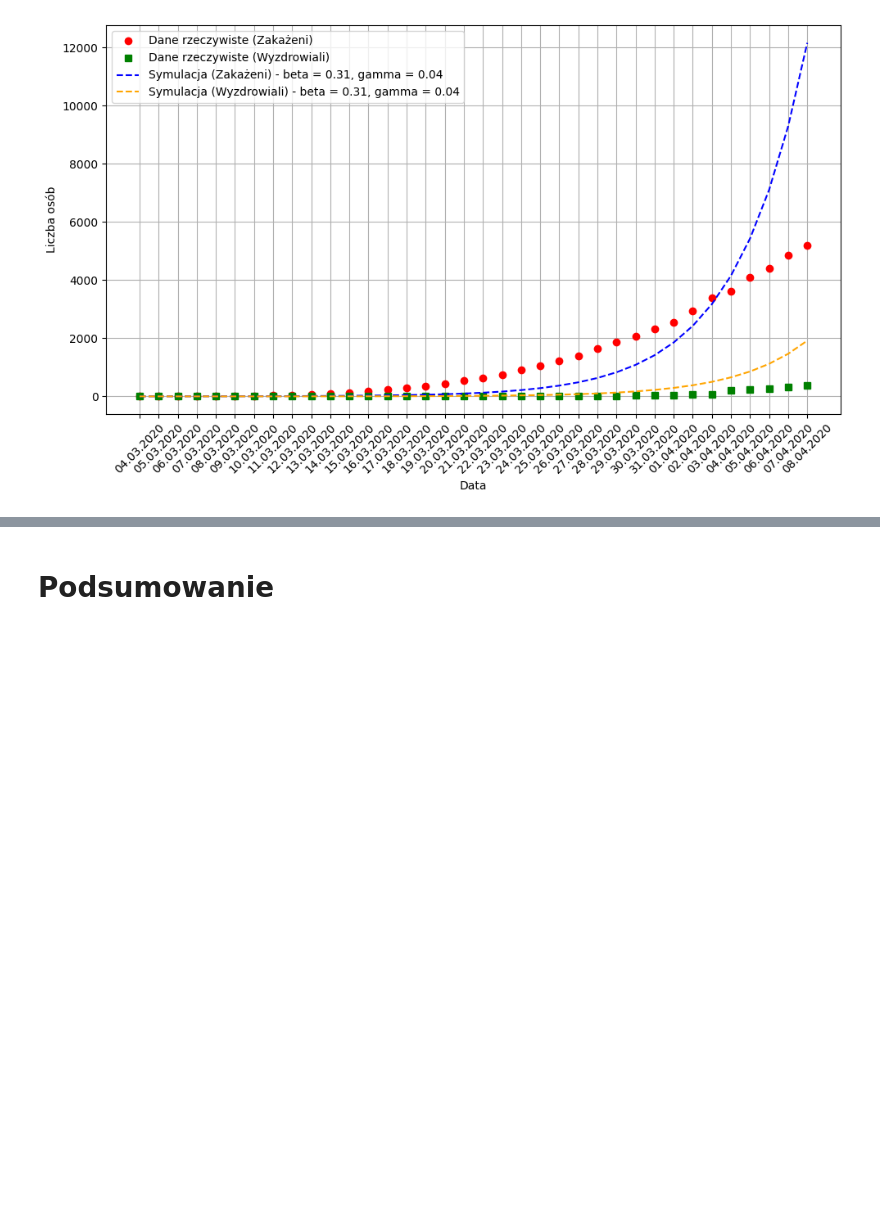
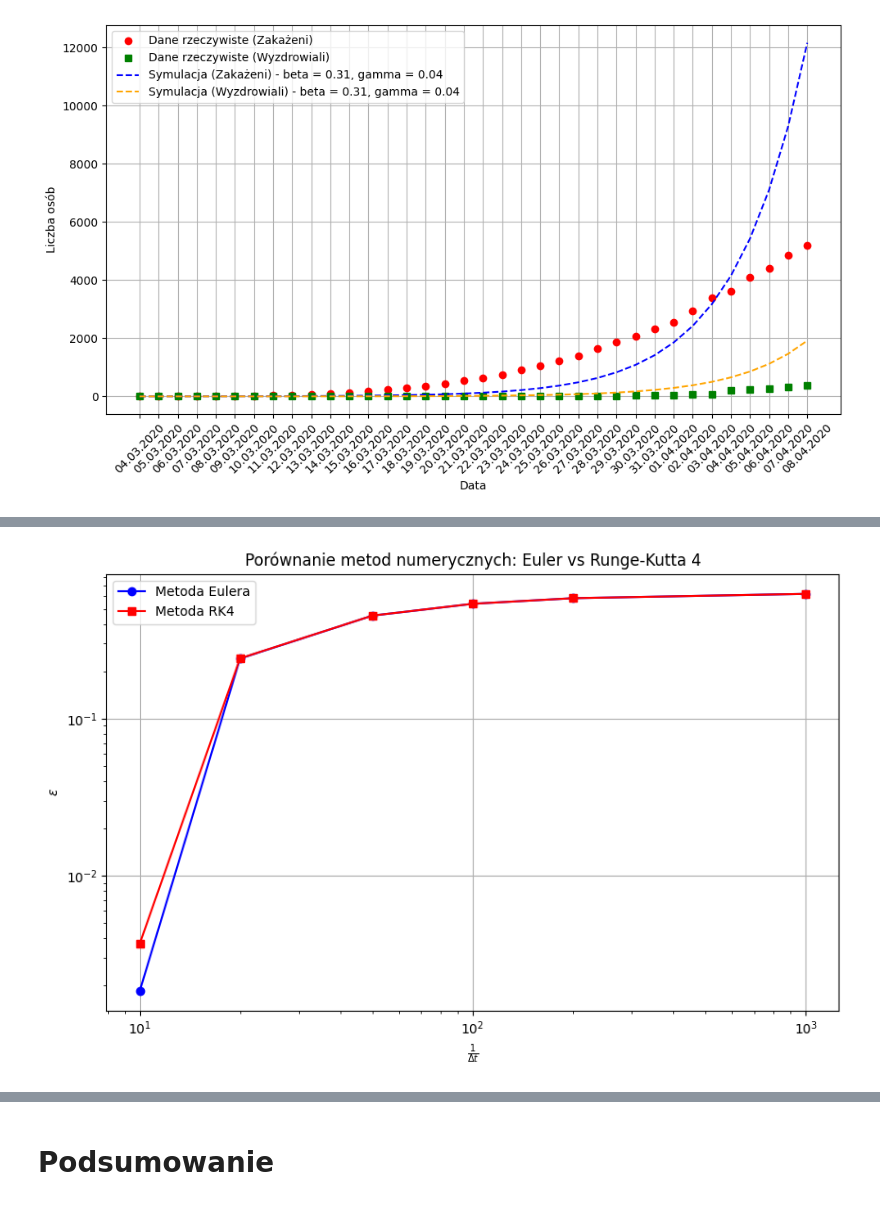
Before and after one commit to 277465/Modelowanie-Pandemii-Sars-cov-19, a Jupyter notebook: projekt.ipynb, the cells around one changed output, grey strips where cells are left out. Cells and saved outputs as stored; diff of their text form; code cells hidden in the pictures; blank space fills up the shorter version.

```diff
--- a/projekt.ipynb
+++ b/projekt.ipynb
@@ -511,0 +685,84 @@ ble ble ble
+# %%
+import numpy as np
+import matplotlib.pyplot as plt
+
+# Parametry
+alpha = 0.1  # Stała
+S0 = 1.0  # Początkowa wartość S
+T = 10  # Czas końcowy
+dt_values = np.array([0.1, 0.05, 0.02, 0.01, 0.005, 0.001])  # Różne wartości kroku czasowego
+time = np.linspace(0, T, 100)  # Oś czasu dla porównań
+
+# Funkcja dokładna (rozw. analityczne)
+def S_exact(t):
+    return S0 * np.exp(-alpha * t)
+
+# Funkcja dla metody Eulera
+def euler_method(dt, alpha, S0, T):
+    steps = int(T / dt)
+    S = np.zeros(steps)
+    S[0] = S0
+    t = np.linspace(0, T, steps)
+
+    for i in range(1, steps):
+        S[i] = S[i-1] - alpha * S[i-1] * dt
+    return t, S
+
+# Funkcja dla metody Rungego-Kutty 4. rzędu (RK4)
+def rk4_method(dt, alpha, S0, T):
+    steps = int(T / dt)
+    S = np.zeros(steps)
+    S[0] = S0
+    t = np.linspace(0, T, steps)
+
+    for i in range(1, steps):
+        k1 = -alpha * S[i-1]
+        k2 = -alpha * (S[i-1] + 0.5 * dt * k1)
+        k3 = -alpha * (S[i-1] + 0.5 * dt * k2)
+        k4 = -alpha * (S[i-1] + dt * k3)
+
+        S[i] = S[i-1] + (dt / 6) * (k1 + 2*k2 + 2*k3 + k4)
+    return t, S
+
+# Obliczanie błędu dla obu metod
+errors_euler = []
+errors_rk4 = []
+
+for dt in dt_values:
+    t_exact = time
+    S_exact_vals = S_exact(t_exact)
+
+    t_euler, S_euler = euler_method(dt, alpha, S0, T)
+    t_rk4, S_rk4 = rk4_method(dt, alpha, S0, T)
+
+    # Obliczanie błędu (maksymalna różnica)
+    error_euler = np.max(np.abs(S_exact_vals - S_euler[:len(S_exact_vals)]))
+    error_rk4 = np.max(np.abs(S_exact_vals - S_rk4[:len(S_exact_vals)]))
+
+    errors_euler.append(error_euler)
+    errors_rk4.append(error_rk4)
+
+# Wykres błędu w zależności od kroku czasowego (1/deltaT)
+plt.figure(figsize=(10, 6))
+
+# Tworzymy wykres dla metody Eulera
+plt.plot(1/dt_values, errors_euler, label='Metoda Eulera', marker='o', linestyle='-', color='blue')
+
+# Tworzymy wykres dla metody Rungego-Kutty 4
+plt.plot(1/dt_values, errors_rk4, label='Metoda RK4', marker='s', linestyle='-', color='red')
+
+# Logarytmiczna skala dla obu osi
+plt.xscale('log')
+plt.yscale('log')
+
+# Dodanie etykiet, tytułu i legendy
+plt.xlabel(r'$\frac{1}{\Delta t}$')
+plt.ylabel(r'$\epsilon$')
+plt.title('Porównanie metod numerycznych: Euler vs Runge-Kutta 4')
+plt.legend()
+plt.grid(True)
+
+# Wyświetlenie wykresu
+plt.show()
+# %% [output]
+[figure, added]
```
Also changed, not shown: parts of 44 cells of this notebook.
